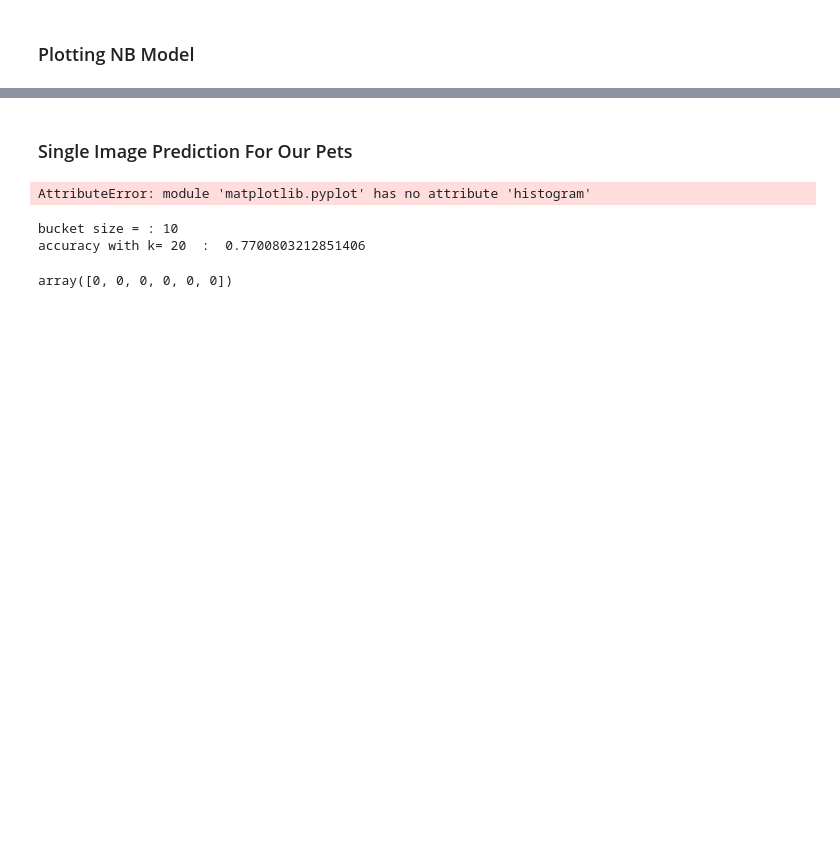
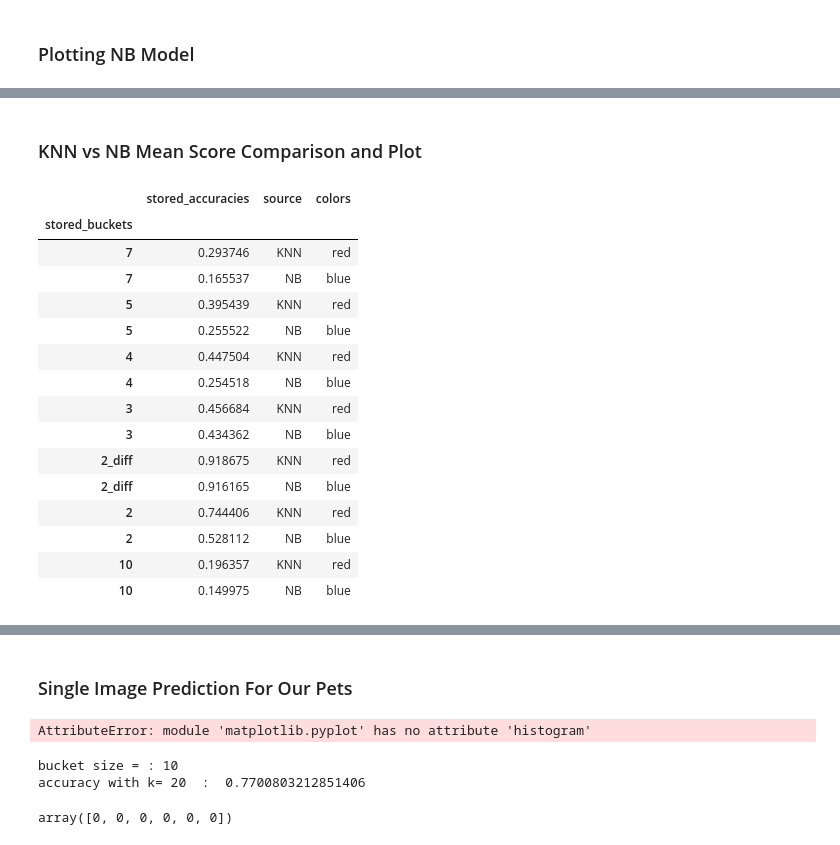
Before and after one commit to apschlissel/w207-final-project, a Jupyter notebook: Alex/Final_Model_AB.ipynb, the cells around one changed output, grey strips where cells are left out. Cells and saved outputs as stored; diff of their text form; code cells hidden in the pictures; blank space fills up the shorter version.

```diff
--- a/Alex/Final_Model_AB.ipynb
+++ b/Alex/Final_Model_AB.ipynb
@@ -1072,0 +1075,35 @@ plt.legend(nb_accuracies_df.stored_a,)
+# %% [markdown]
+### KNN vs NB Mean Score Comparison and Plot
+# %%
+nb_df = nb_accuracies_df.groupby(['stored_buckets']).mean()
+knn_df = accuracies_df.groupby(['stored_buckets']).mean()
+
+nb_df['source'] = "NB"
+knn_df['source'] = "KNN"
+
+nb_df = nb_df.drop(columns = ['stored_a'])
+knn_df = knn_df.drop(columns = ['stored_k'])
+# print(knn_df)
+# print(nb_df)
+
+final_df = knn_df.append(nb_df)
+final_df['colors'] = np.where(final_df['source'] == 'KNN', 'red', 'blue')
+final_df = final_df.sort_index(ascending=False)
+final_df
+# %% [output]
+|  | stored_accuracies | source | colors |
+| stored_buckets |  |  |  |
+| 7 | 0.293746 | KNN | red |
+| 7 | 0.165537 | NB | blue |
+| 5 | 0.395439 | KNN | red |
+| 5 | 0.255522 | NB | blue |
+| 4 | 0.447504 | KNN | red |
+| 4 | 0.254518 | NB | blue |
+| 3 | 0.456684 | KNN | red |
+| 3 | 0.434362 | NB | blue |
+| 2_diff | 0.918675 | KNN | red |
+| 2_diff | 0.916165 | NB | blue |
+| 2 | 0.744406 | KNN | red |
+| 2 | 0.528112 | NB | blue |
+| 10 | 0.196357 | KNN | red |
+| 10 | 0.149975 | NB | blue |
```
Also changed, not shown: parts of 17 cells of this notebook.
